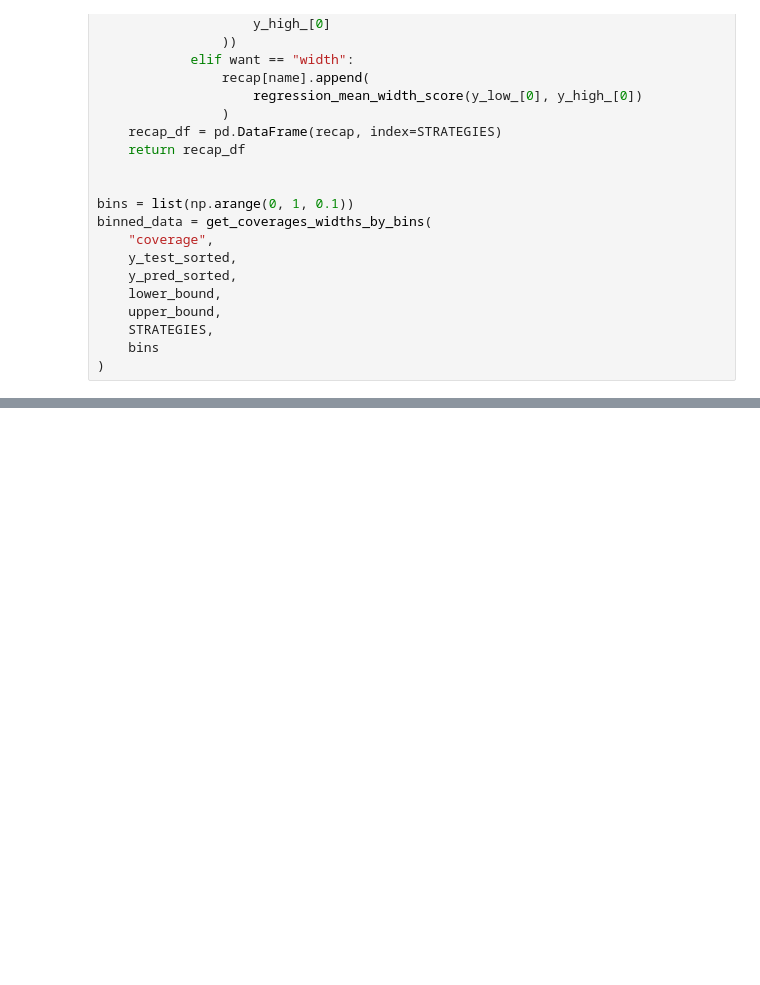
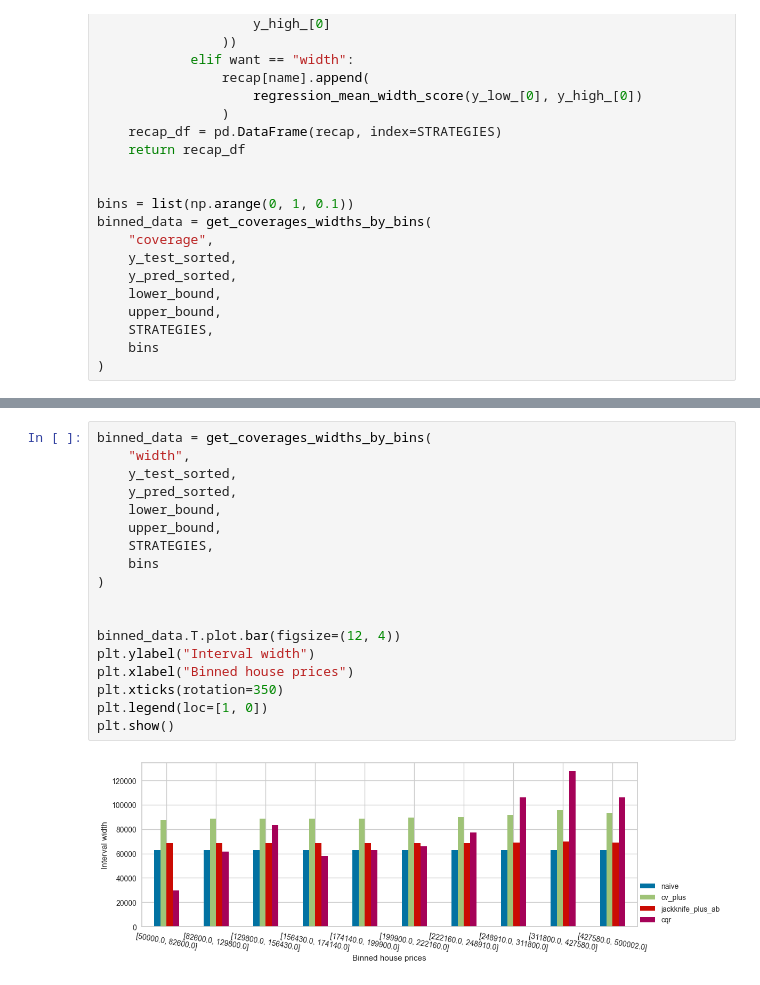
Before and after one commit to joakor89/conformal_prediction, a Jupyter notebook: chap_07/CPFR.ipynb, the cells around one changed output, grey strips where cells are left out. Saved outputs shown, nothing was run; the diff lists cells and outputs as text; blank space fills up the shorter version.

Commit message:
Running strategies and retrieving prediction intervals

```diff
--- a/chap_07/CPFR.ipynb
+++ b/chap_07/CPFR.ipynb
@@ -809,0 +823,20 @@ binned_data = get_coverages_widths_by_bins(
+# %%
+binned_data = get_coverages_widths_by_bins(
+    "width",
+    y_test_sorted,
+    y_pred_sorted,
+    lower_bound,
+    upper_bound,
+    STRATEGIES,
+    bins
+)
+
+
+binned_data.T.plot.bar(figsize=(12, 4))
+plt.ylabel("Interval width")
+plt.xlabel("Binned house prices")
+plt.xticks(rotation=350)
+plt.legend(loc=[1, 0])
+plt.show()
+# %% [output]
+[figure, added]
```
Also changed, not shown: parts of 2 cells of this notebook.
